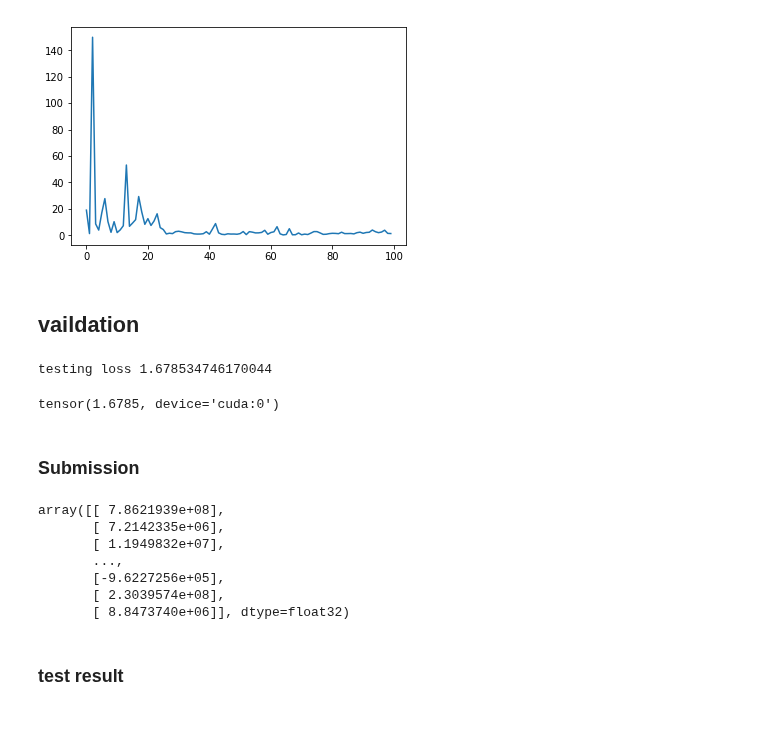
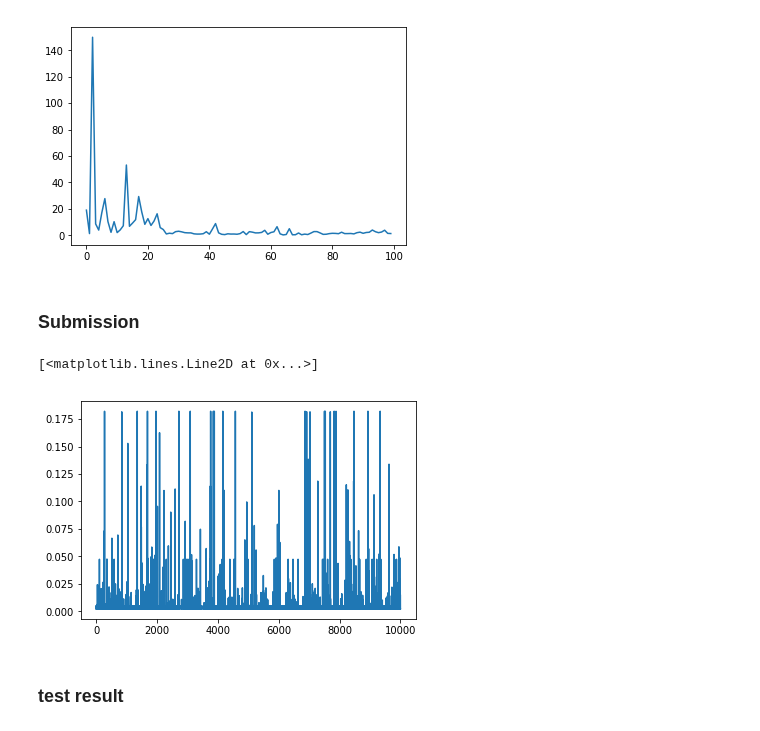
Before and after one commit to RozenAstrayChen/House-prediction, a Jupyter notebook: DNN2.ipynb, the cells around one changed output. Drawn from its saved outputs; the diff is of its cells as text; code cells hidden in the pictures.

```diff
--- a/DNN2.ipynb
+++ b/DNN2.ipynb
@@ -274,0 +276,3 @@ plt.legend(frameon=False)
+# %%
+pred = test_func(model, X_test, y)
+pred.shape
@@ -298,23 +335,5 @@ plt.plot(eval_losses, label='Validation loss')
 # %% [output]
 [<matplotlib.lines.Line2D at 0x...>]
 [figure]
-# %% [markdown]
-## vaildation
-# %%
-eval_func(model, eval_loader)
-# %% [output]
-testing loss 1.678534746170044
-tensor(1.6785, device='cuda:0')
 # %% [markdown]
 ### Submission
-# %%
-pred = test_func(model, X_test, y_scaler)
-pred
-# %% [output]
-array([[ 7.8621939e+08],
-       [ 7.2142335e+06],
-       [ 1.1949832e+07],
-       ...,
-       [-9.6227256e+05],
-       [ 2.3039574e+08],
-       [ 8.8473740e+06]], dtype=float32)
@@ -326,3 +340,8 @@ submission.to_csv('submission/DNN2_result.csv', index=False)
+# %%
+plt.plot(pred, label='pred')
+# %% [output]
+[<matplotlib.lines.Line2D at 0x...>]
+[figure, added]
 # %% [markdown]
 ### test result
 # %% [markdown]
```
Also changed, not shown: parts of 20 cells of this notebook, 1 other file.
